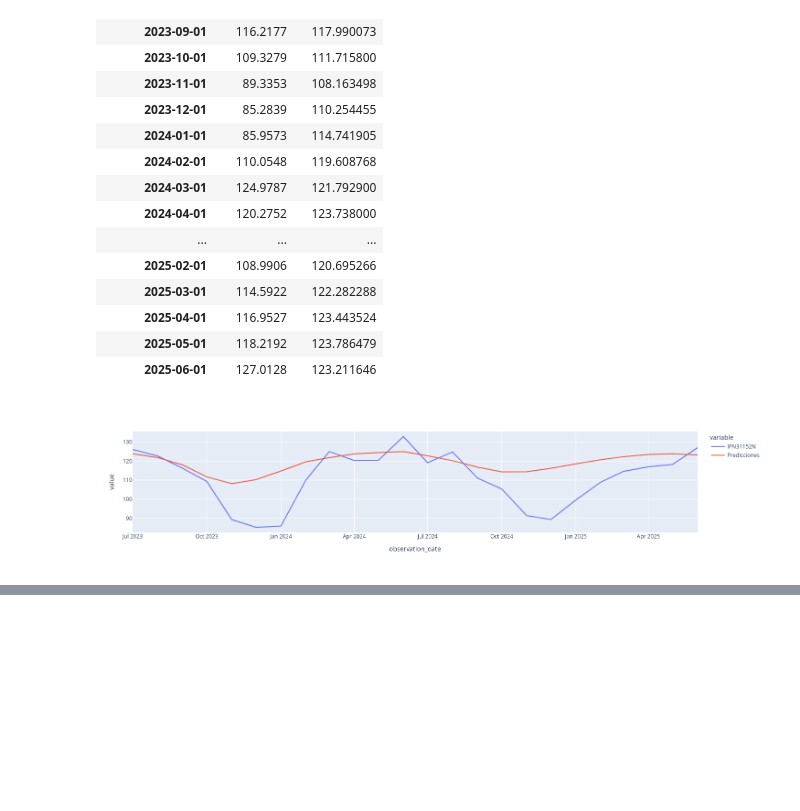
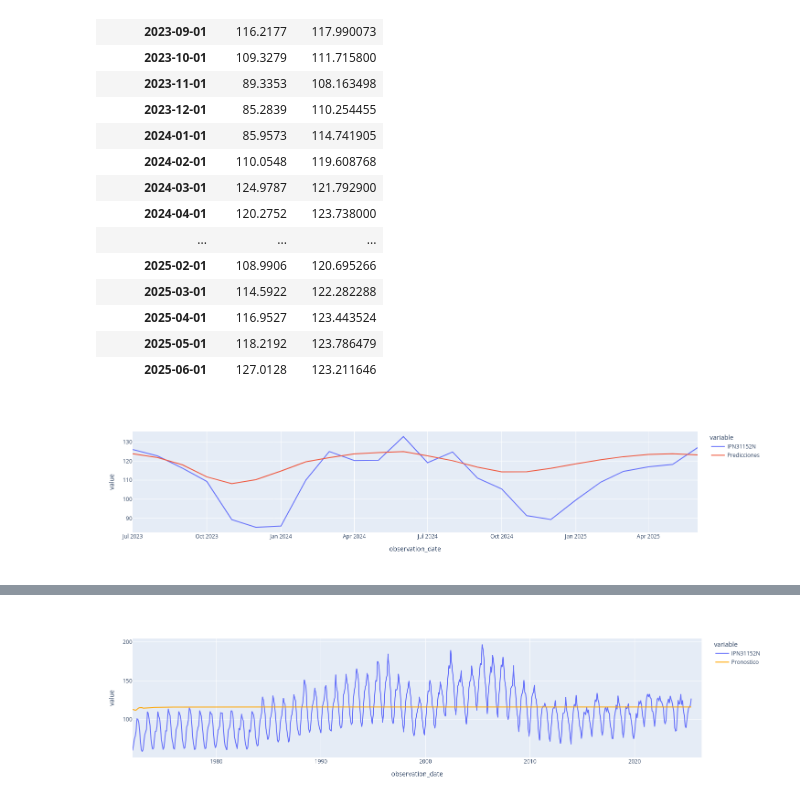
Before and after one commit to nel-eleven11/Lab5_DataScience, a Jupyter notebook: lab5.ipynb, the cells around one changed output, grey strips where cells are left out. Drawn from its saved outputs; the diff is of its cells as text; code cells hidden in the pictures; blank space fills up the shorter version.

```diff
--- a/lab5.ipynb
+++ b/lab5.ipynb
@@ -362,0 +489,10 @@ fig.show()
+# %%
+fig = px.line(df)
+fig2 = px.line(df_pronostico)
+fig2.update_traces(line=dict(color = 'orange'))
+fig.add_trace(fig2.data[0])
+fig.update_layout(width = 500, height = 400,
+                 xaxis_range = ['1972-01-01','2026-06-01'])
+fig.show()
+# %% [output]
+[figure, added]
```
Also changed, not shown: parts of 15 cells of this notebook.
